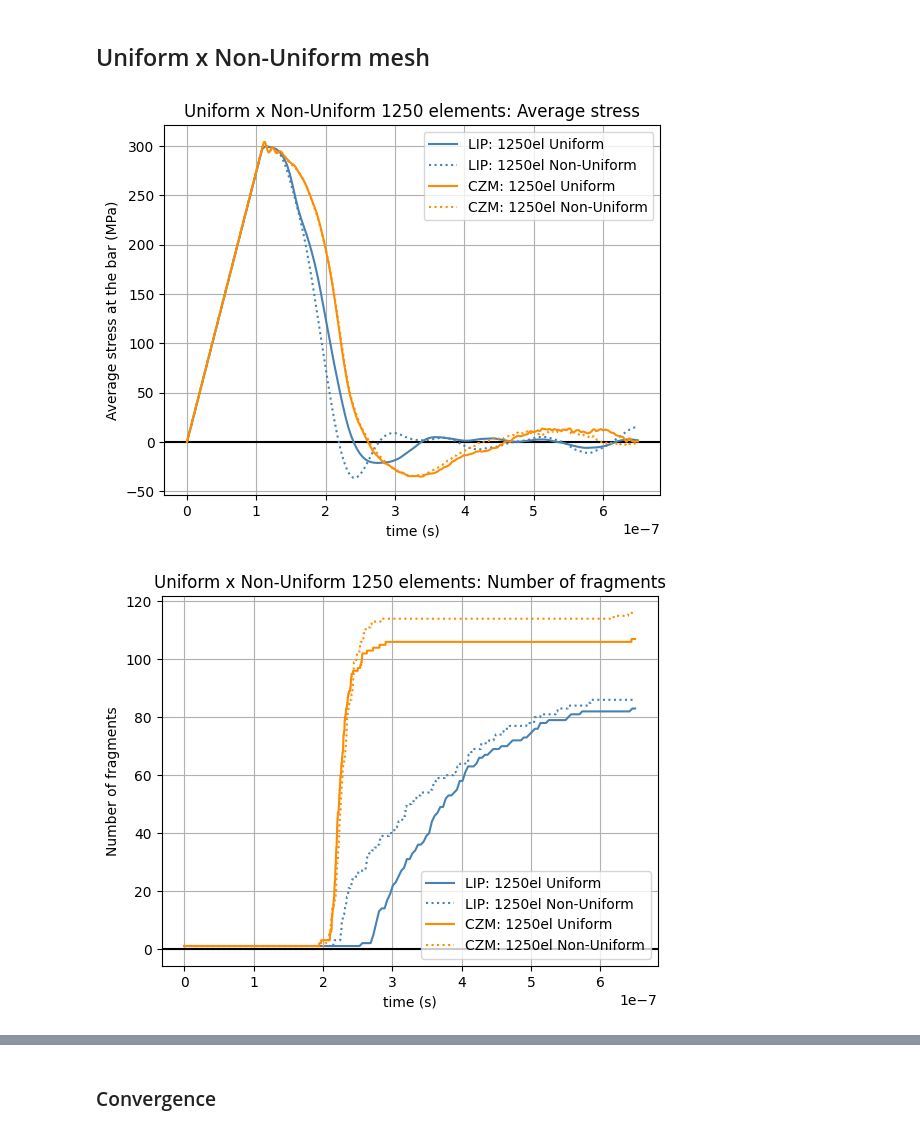
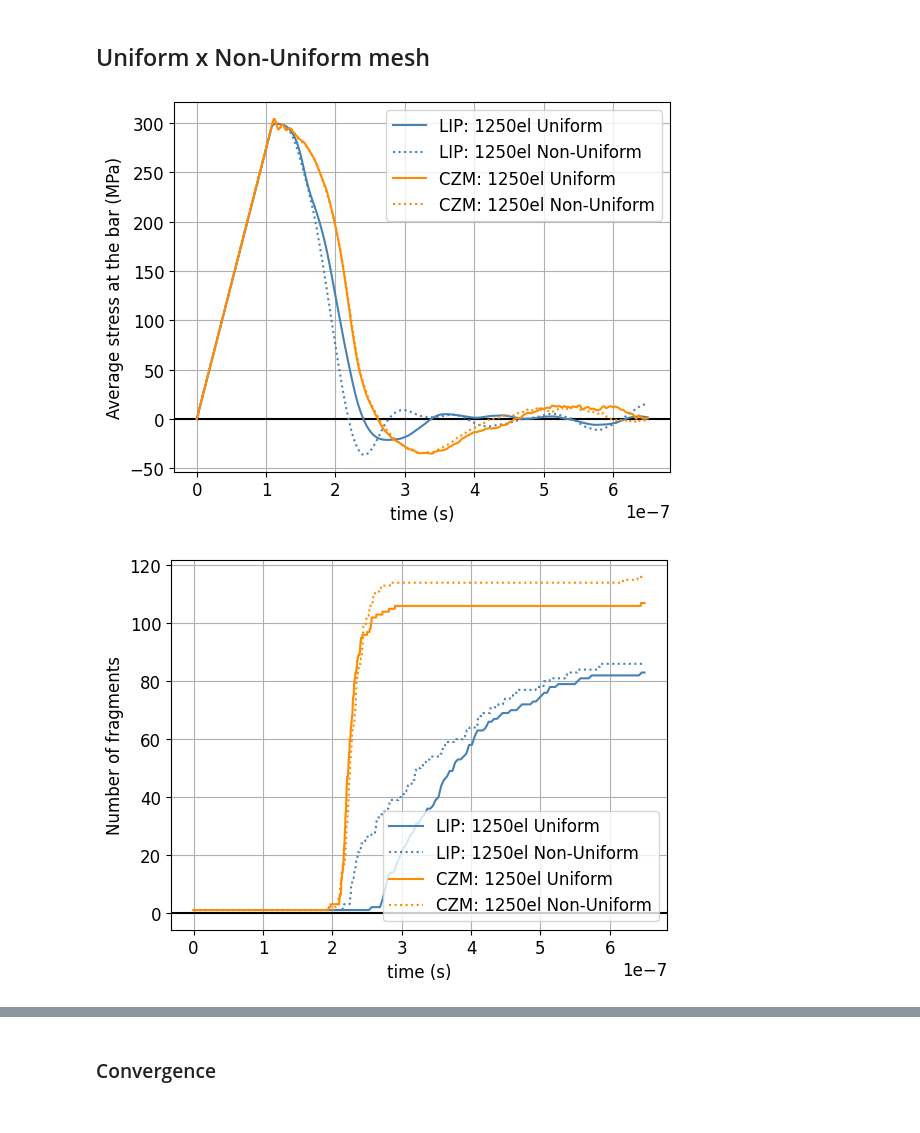
Before and after one commit to raquel-dantas/DynFrag1D, a Jupyter notebook: mesh_study_czm_lip.ipynb, the cells around one changed output, grey strips where cells are left out. Drawn from its saved outputs; the diff is of its cells as text; code cells hidden in the pictures.

```diff
--- a/mesh_study_czm_lip.ipynb
+++ b/mesh_study_czm_lip.ipynb
@@ -555,9 +557,10 @@ def plotCompareCZMLIP(results, title, label_x, label_y, save_filename):
     fig, axes = plt.subplots()
     axes.grid(True, which="both")
     axes.axhline(y=0, color="k")
-    plt.title(title)
+    # plt.title(title)
     plt.xlabel(label_x)
     plt.ylabel(label_y)
+    plt.rcParams.update({'font.size': 12})
 
 
     name_simulation = results[0][0]
@@ -685,32 +688,32 @@ plotCompareCZMLIP(
 stress_bar = [
     ["LIP: 7500el Uniform", lip_time_uniform_7500el, lip_avg_stress_bar_uniform_7500el/10**6],
     ["LIP: 7500el Non-Uniform", lip_time_non_uniform_7500el, lip_avg_stress_bar_non_uniform_7500el/10**6],
     ["CZM: 7500el Uniform", aka_time_uniform_7500el, aka_avg_stress_bar_uniform_7500el/10**6],
     ["CZM: 7500el Non-Uniform", aka_time_non_uniform_7500el, aka_avg_stress_bar_non_uniform_7500el/10**6],
 ]
 
 
 plotCompareCZMLIP(
     stress_bar,
     title="Uniform x Non-Uniform 7500 elements: Average stress",
     label_x="time (s)",
     label_y="Average stress at the bar (MPa)",
     save_filename="LOG/mesh_study/plots/7500el_avg_stress.svg",
 )
 
 nfrag = [
     ["LIP: 7500el Uniform", lip_time_uniform_7500el, lip_n_fragments_uniform_7500el],
     ["LIP: 7500el Non-Uniform", lip_time_non_uniform_7500el, lip_n_fragments_non_uniform_7500el],
     ["CZM: 7500el Uniform", aka_time_uniform_7500el, aka_n_fragments_uniform_7500el],
     ["CZM: 7500el Non-Uniform", aka_time_non_uniform_7500el, aka_n_fragments_non_uniform_7500el],
 ]
 plotCompareCZMLIP(
     nfrag,
     title="Uniform x Non-Uniform 7500 elements: Number of fragments",
     label_x="time (s)",
     label_y="Number of fragments",
     save_filename="LOG/mesh_study/plots/7500el_n_fragments.svg",
 )
 # %% [output]
-[figure, old version]
+[figure, new version]
-[figure, old version]
+[figure, new version]
```
Also changed, not shown: parts of 7 cells of this notebook.
